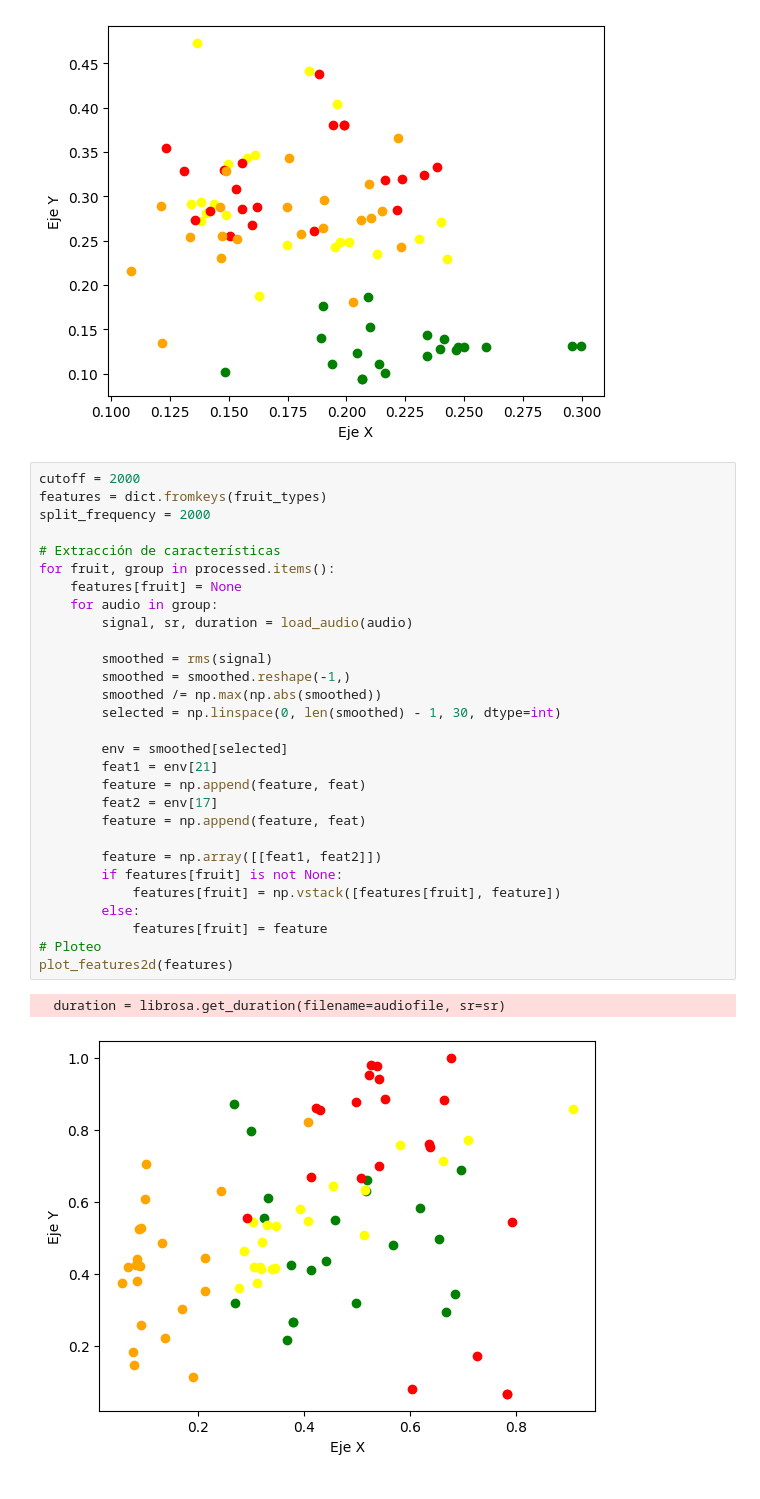
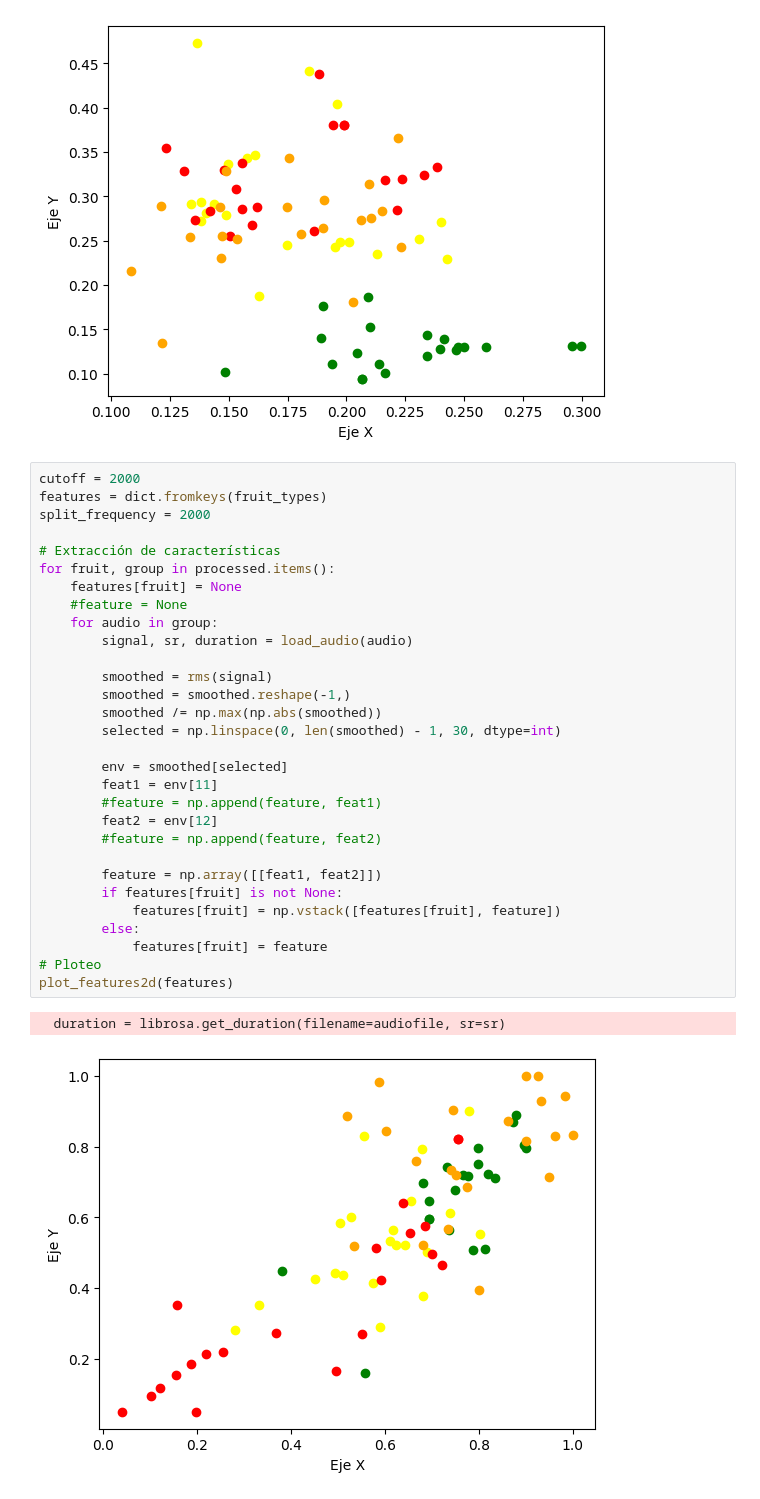
Before and after one commit to Juan2000-coder/Speech_Recognition, a Jupyter notebook: implementation/audio/features_tests/tests_conclussions/7-Envelope_rms.ipynb, the cells around one changed output. Cells and saved outputs as stored; diff of their text form.

```diff
--- a/implementation/audio/features_tests/tests_conclussions/7-Envelope_rms.ipynb
+++ b/implementation/audio/features_tests/tests_conclussions/7-Envelope_rms.ipynb
@@ -353,32 +353,33 @@ plot_features2d(features)
 # %%
 cutoff = 2000
 features = dict.fromkeys(fruit_types)
 split_frequency = 2000
 
 # Extracción de características
 for fruit, group in processed.items():
     features[fruit] = None
+    #feature = None
     for audio in group:
         signal, sr, duration = load_audio(audio)
 
         smoothed = rms(signal)
         smoothed = smoothed.reshape(-1,)
         smoothed /= np.max(np.abs(smoothed))
         selected = np.linspace(0, len(smoothed) - 1, 30, dtype=int)
 
         env = smoothed[selected]
-        feat1 = env[21]
-        feature = np.append(feature, feat)
-        feat2 = env[17]
-        feature = np.append(feature, feat)
+        feat1 = env[11]
+        #feature = np.append(feature, feat1)
+        feat2 = env[12]
+        #feature = np.append(feature, feat2)
 
         feature = np.array([[feat1, feat2]])
         if features[fruit] is not None:
             features[fruit] = np.vstack([features[fruit], feature])
         else:
             features[fruit] = feature
 # Ploteo
 plot_features2d(features)
 # %% [output]
   duration = librosa.get_duration(filename=audiofile, sr=sr)
-[figure, old version]
+[figure, new version]
```
Also changed, not shown: 19 other files.
